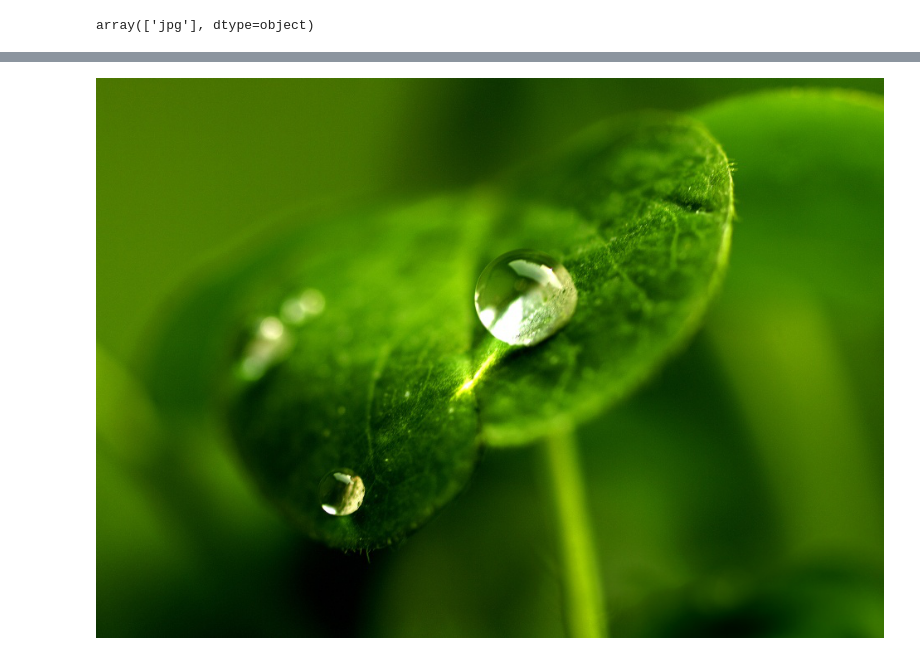
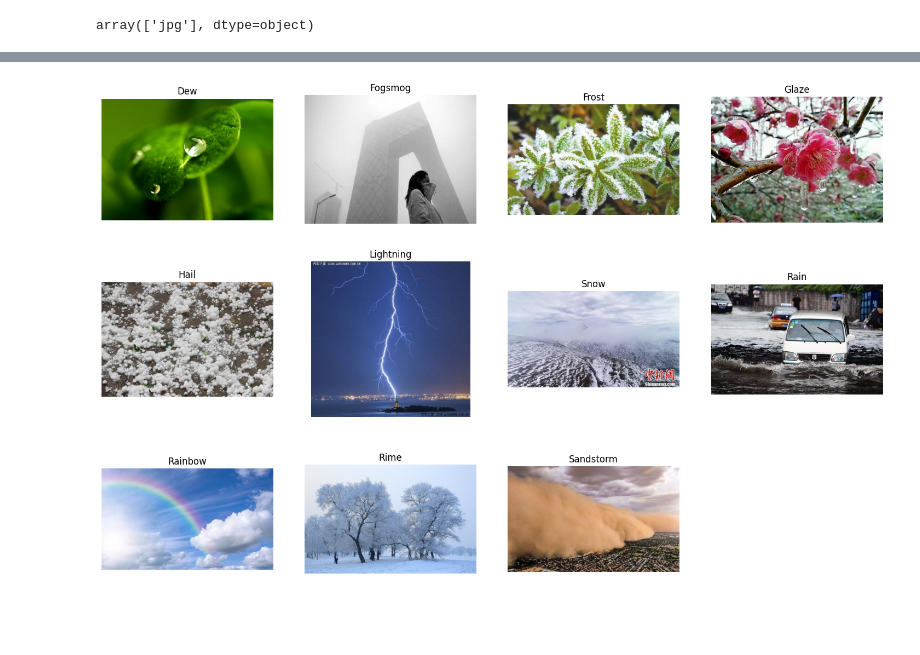
Before and after one commit to GiorgiChkhitunidze/Weather-Image-Classification, a Jupyter notebook: main.ipynb, the cells around one changed output, grey strips where cells are left out. Cells and saved outputs as stored; diff of their text form; code cells hidden in the pictures; blank space fills up the shorter version.

```diff
--- a/main.ipynb
+++ b/main.ipynb
@@ -73,4 +72,26 @@ image = Image.open('Dataset/dew/2208.jpg')
-# %%
-image
-# %% [output]
-[figure, removed]
+# %%
+# get images to plot
+images = df.groupby('weather').head(1)
+images = {images.loc[idx, 'weather'] : \
+    Image.open(f"Dataset/{images.loc[idx, 'weather']}/\{images.loc[idx, 'img_name']}")\
+    for idx in images.index}
+
+# create the figure
+fig, axs = plt.subplots(nrows=3, ncols=4, figsize=(15, 10))
+fig.tight_layout()
+# flatten axs so that we can easily access their indices
+axs = axs.flatten()
+
+# plot images
+for i, img in enumerate(images):
+    axs[i].imshow(images[img])
+    axs[i].set(title=img.title())
+    axs[i].axis('off')
+
+# Remove empty subplot
+for ax in axs.flat[11:]:
+    ax.remove()
+
+plt.show;
+# %% [output]
+[figure, added]
```
Also changed, not shown: parts of 3 cells of this notebook.
